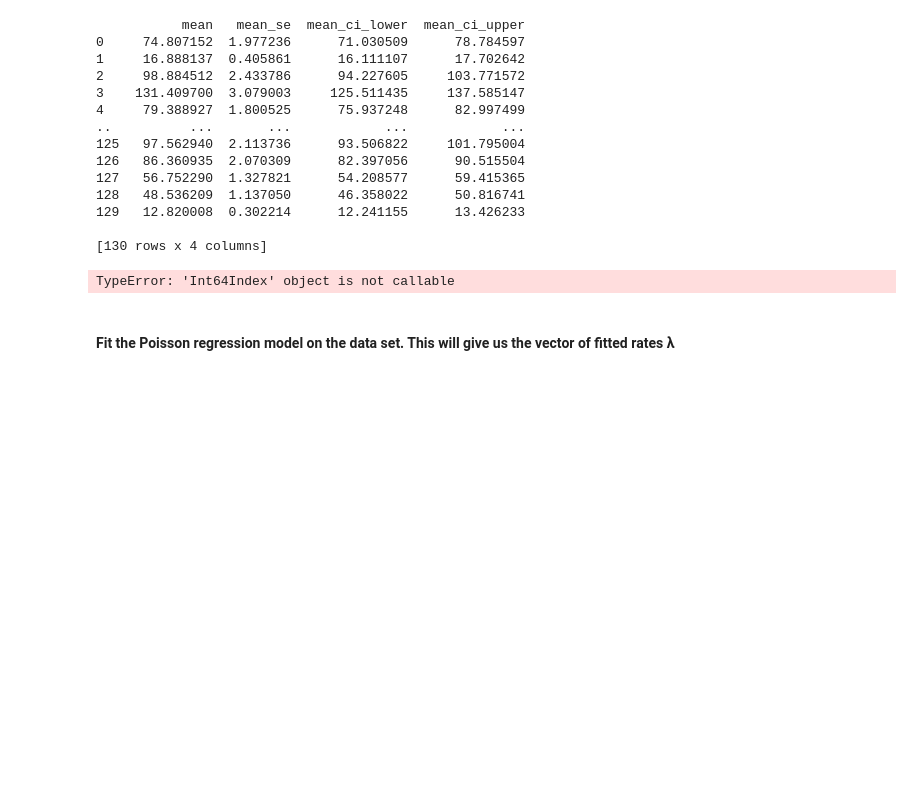
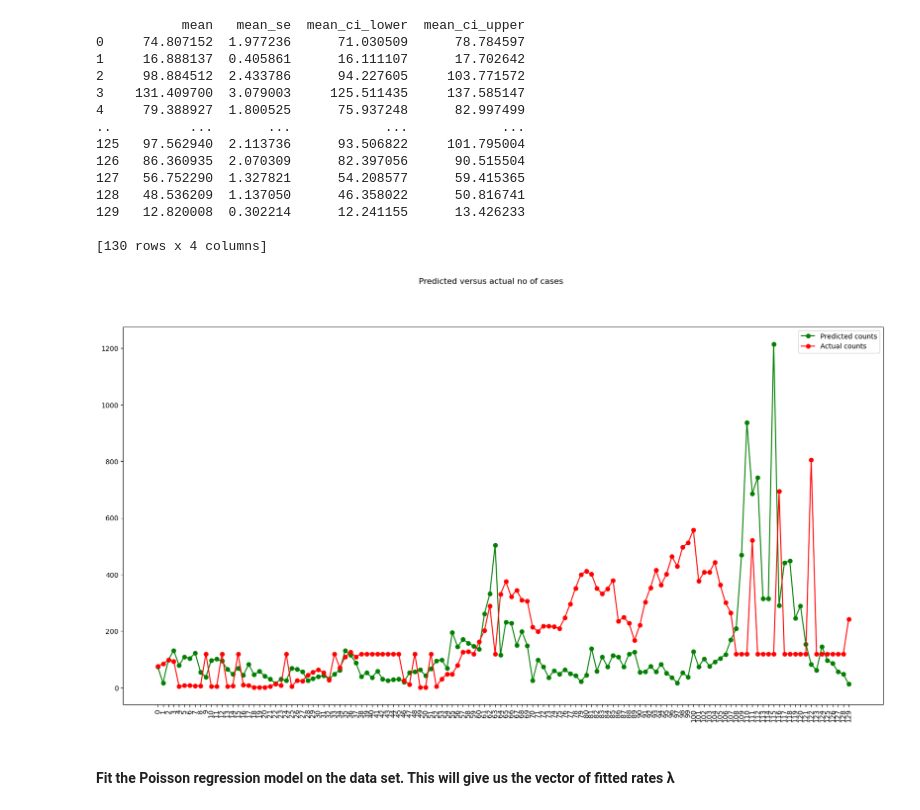
Before and after one commit to PLJX-2022/GA_project4_PredictDengueCases, a Jupyter notebook: codes/ZD_model.ipynb, the cells around one changed output. Saved outputs shown, nothing was run; the diff lists cells and outputs as text; code cells hidden in the pictures; blank space fills up the shorter version.

```diff
--- a/codes/ZD_model.ipynb
+++ b/codes/ZD_model.ipynb
@@ -223,19 +223,19 @@ print(predictions_summary_frame)
 
 [130 rows x 4 columns]
 # %%
-predicted_counts=predictions_summary_frame['mean']
+predicted_counts = predictions_summary_frame['mean']
 actual_counts = y_test
-x_test_sorted = x_test.index()
+x_test_sorted = range(len(x_test))
 fig = plt.figure(figsize=(20, 10))
 fig.suptitle('Predicted versus actual no of cases')
-predicted, = plt.plot(x_test_sorted.index, predicted_counts, 'go-', label='Predicted counts')
-actual, = plt.plot(x_test_sorted.index, actual_counts, 'ro-', label='Actual counts')
-_xtick_labels = x_test_sorted.index
-plt.xticks(np.arange(len(_xtick_labels)),list(_xtick_labels), rotation=90)
+predicted, = plt.plot(x_test_sorted, predicted_counts, 'go-', label='Predicted counts')
+actual, = plt.plot(x_test_sorted, actual_counts, 'ro-', label='Actual counts')
+_xtick_labels = x_test_sorted
+plt.xticks(np.arange(len(_xtick_labels)), list(_xtick_labels), rotation=90)
 plt.legend(handles=[predicted, actual])
 plt.show()
 # %% [output]
-TypeError: 'Int64Index' object is not callable
+[figure, added]
 # %% [markdown]
 #### Fit the Poisson regression model on the data set. This will give us the vector of fitted rates λ
 # %%
```
Also changed, not shown: parts of 6 cells of this notebook, 3 other files.
